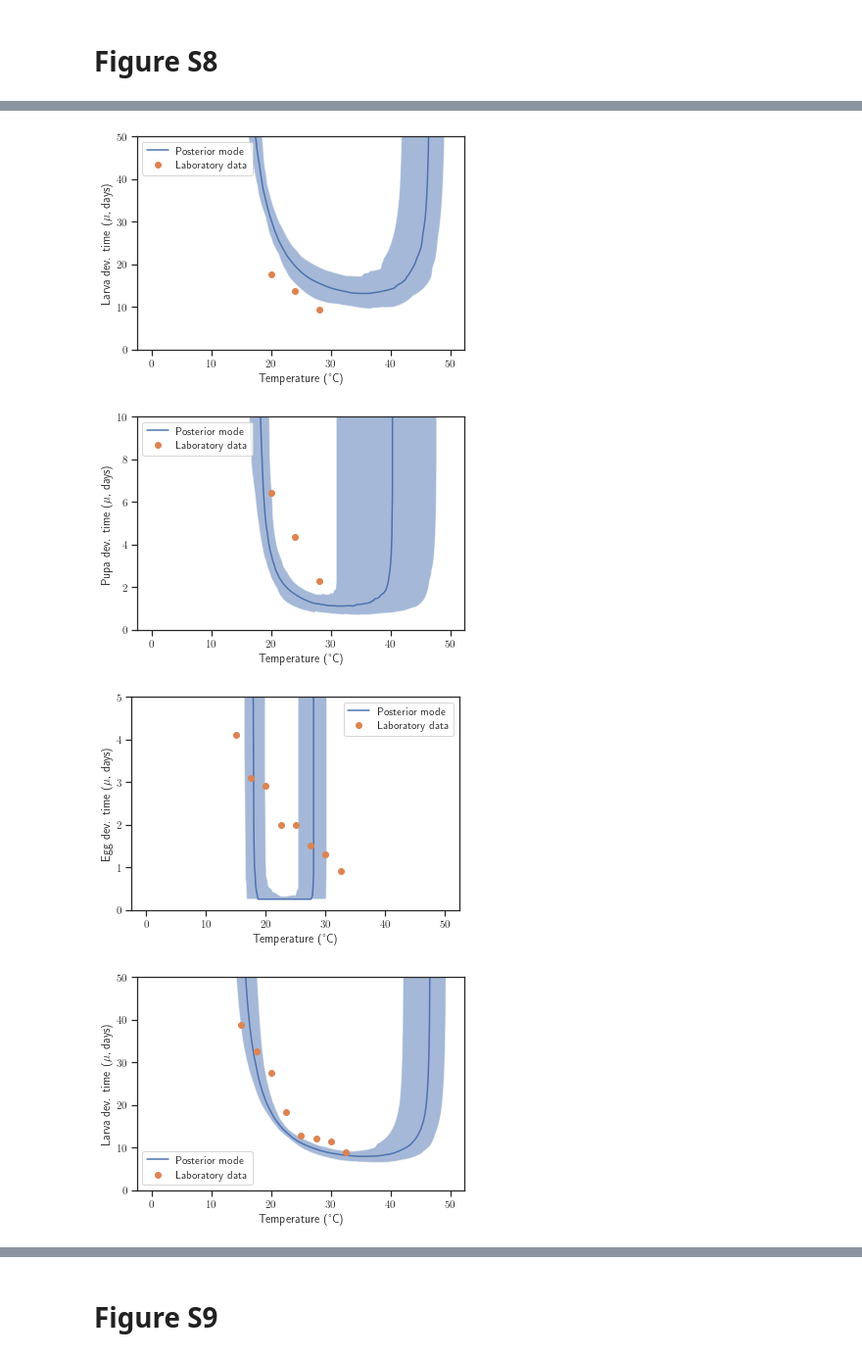
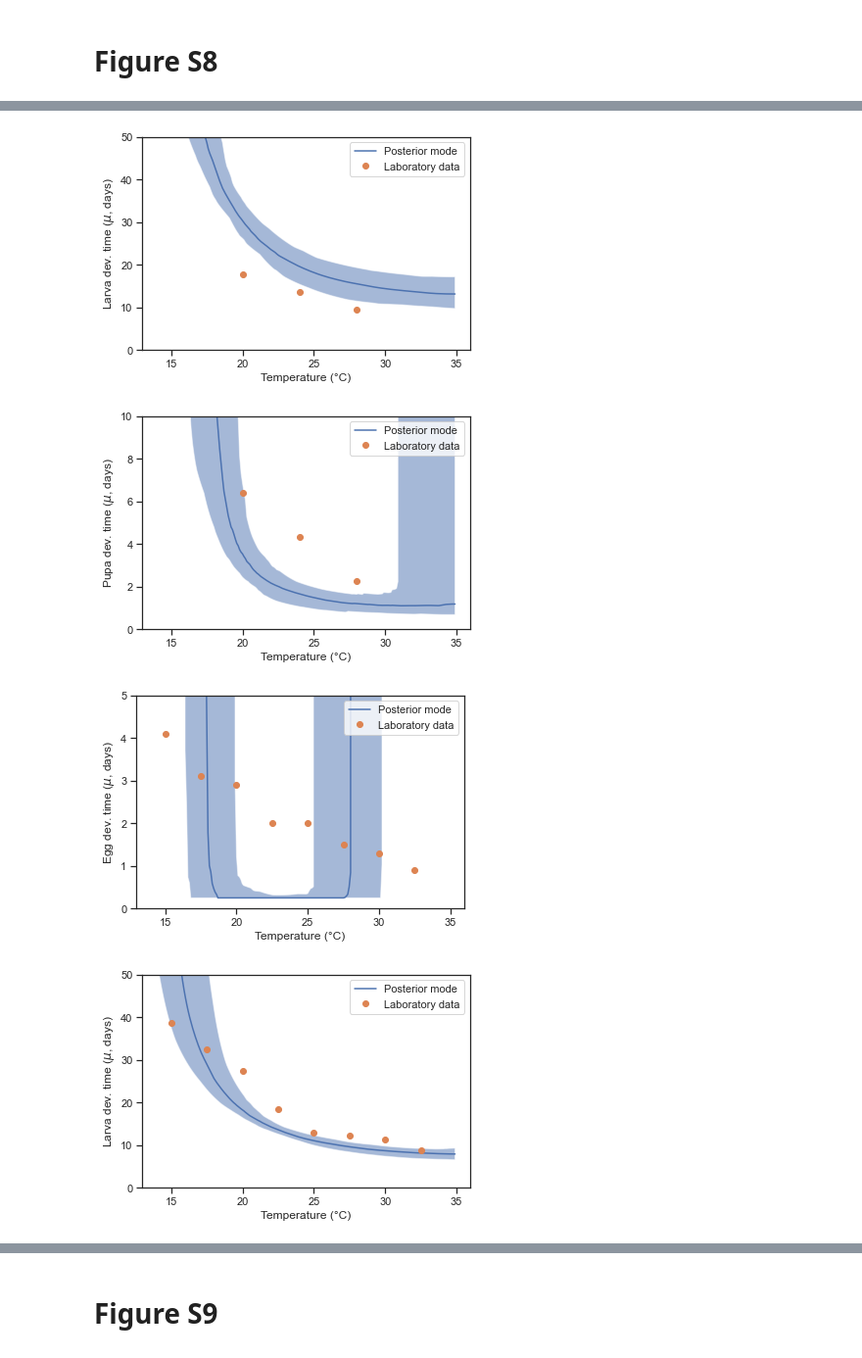
Before and after one commit to kerguler/sPop2-figures, a Jupyter notebook: figures_paper.ipynb, the cells around one changed output, grey strips where cells are left out. Shown at 98% size. Cells and saved outputs as stored; diff of their text form; code cells hidden in the pictures.

```diff
--- a/figures_paper.ipynb
+++ b/figures_paper.ipynb
@@ -764,7 +764,7 @@ E6*
 # Figure S8
 # %%
 def plot(prs,par,ph,ylog=False):
-    xr = numpy.arange(0,50,0.1)
+    xr = numpy.arange(14,35,0.1)
     ph = numpy.repeat(ph,len(xr))
     #
     sims = numpy.array([model.getPD(xr,ph,model.rescalepar(pr)) for pr in prs]) # Yields daily values
@@ -793,7 +793,7 @@ for i in range(len(plist)):
     plt.plot(p[1],p[3],'o',label="Laboratory data")
     plt.ylim(p[4][0],p[4][1])
     plt.legend()
-    plt.savefig("figures/FigureS8_P%s.pdf" %i,bbox_inches="tight",dpi=300)
+    plt.savefig("figures/FigureS8_P%s.png" %i,bbox_inches="tight",dpi=300)
     plt.show()
     plt.close()
 # %% [output]
@@ -801,4 +801,4 @@ for i in range(len(plist)):
-[figure, old version]
+[figure, new version]
-[figure, old version]
+[figure, new version]
-[figure, old version]
+[figure, new version]
-[figure, old version]
+[figure, new version]
```
Also changed, not shown: parts of 1 cell of this notebook, 18 other files.
